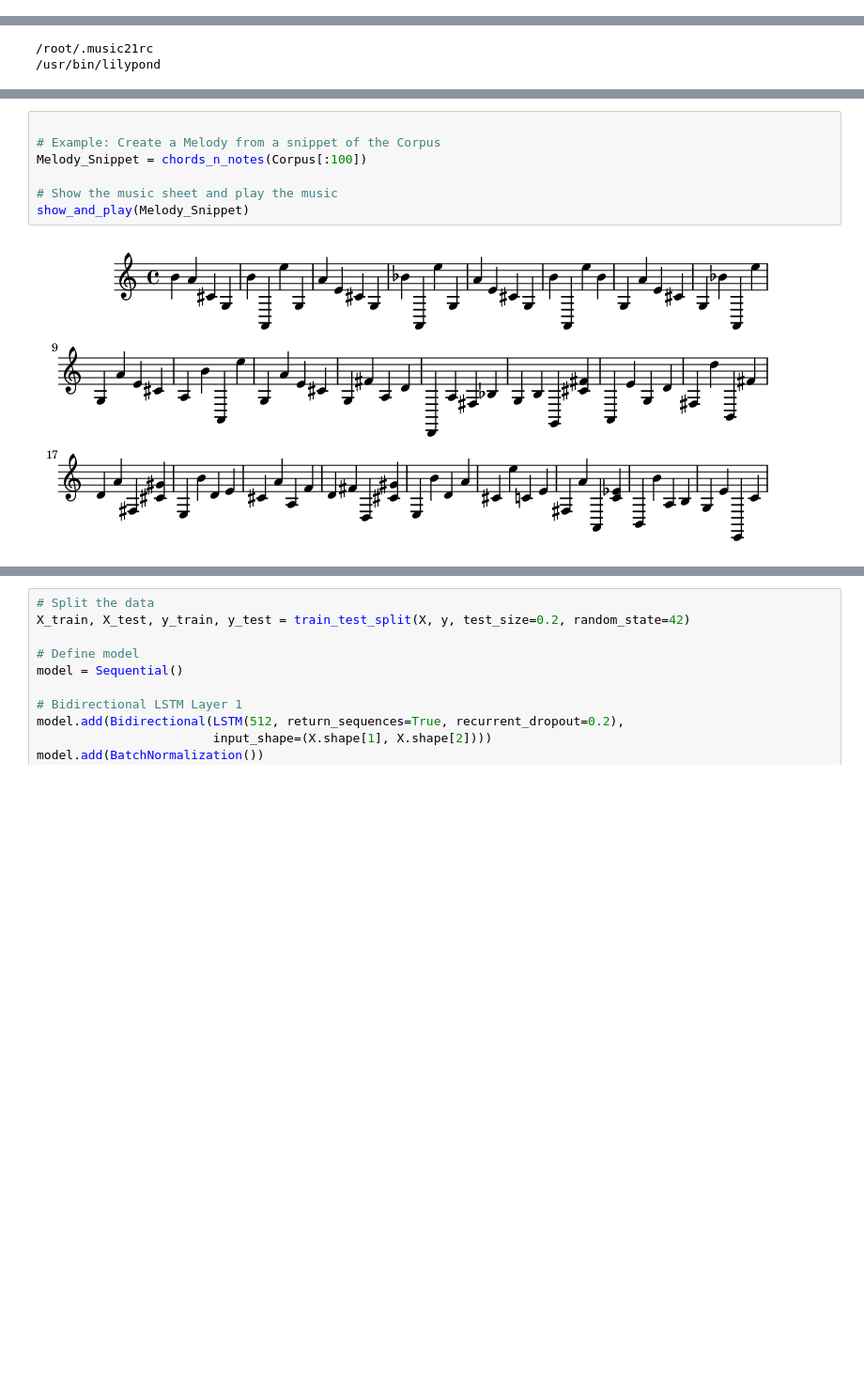
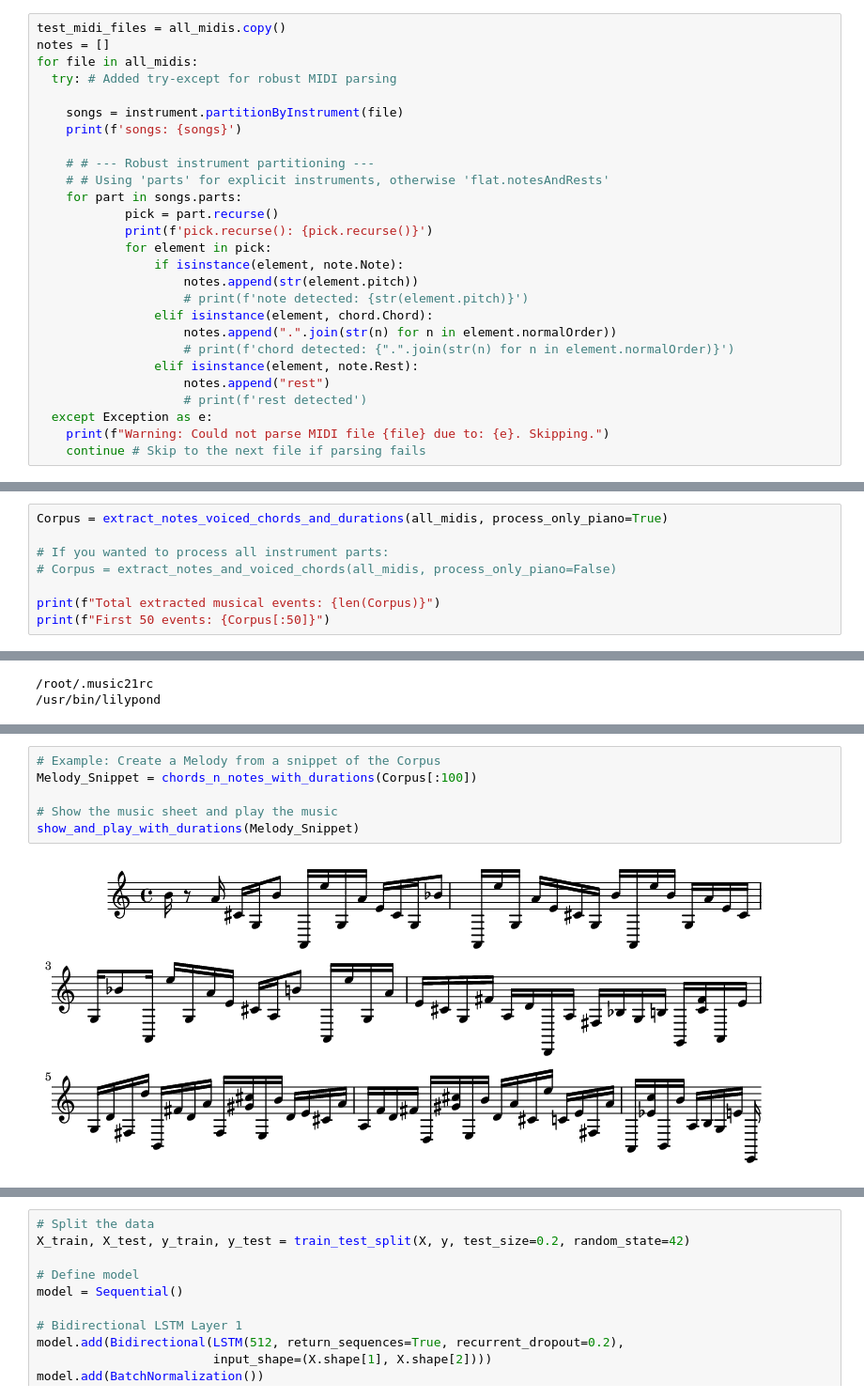
Before and after one commit to dquangucsd/Lab2_Starter, a Jupyter notebook: task1.ipynb, the cells around one changed output, grey strips where cells are left out. Shown at 94% size. Cells and saved outputs as stored; diff of their text form; blank space fills up the shorter version.

Commit message:
Successfully combined variable note durations and pitches

```diff
--- a/task1.ipynb
+++ b/task1.ipynb
@@ -251,0 +177,27 @@ def chords_n_notes(Snippet):
+# %%
+test_midi_files = all_midis.copy()
+notes = []
+for file in all_midis:
+  try: # Added try-except for robust MIDI parsing
+
+    songs = instrument.partitionByInstrument(file)
+    print(f'songs: {songs}')
+
+    # # --- Robust instrument partitioning ---
+    # # Using 'parts' for explicit instruments, otherwise 'flat.notesAndRests'
+    for part in songs.parts:
+            pick = part.recurse()
+            print(f'pick.recurse(): {pick.recurse()}')
+            for element in pick:
+                if isinstance(element, note.Note):
+                    notes.append(str(element.pitch))
+                    # print(f'note detected: {str(element.pitch)}')
+                elif isinstance(element, chord.Chord):
+                    notes.append(".".join(str(n) for n in element.normalOrder))
+                    # print(f'chord detected: {".".join(str(n) for n in element.normalOrder)}')
+                elif isinstance(element, note.Rest):
+                    notes.append("rest")
+                    # print(f'rest detected')
+  except Exception as e:
+    print(f"Warning: Could not parse MIDI file {file} due to: {e}. Skipping.")
+    continue # Skip to the next file if parsing fails
@@ -251,0 +314,8 @@ def chords_n_notes(Snippet):
+# %%
+Corpus = extract_notes_voiced_chords_and_durations(all_midis, process_only_piano=True)
+
+# If you wanted to process all instrument parts:
+# Corpus = extract_notes_and_voiced_chords(all_midis, process_only_piano=False)
+
+print(f"Total extracted musical events: {len(Corpus)}")
+print(f"First 50 events: {Corpus[:50]}")
@@ -286,10 +484,9 @@ print(us['lilypondPath'])
 # %%
-
 # Example: Create a Melody from a snippet of the Corpus
-Melody_Snippet = chords_n_notes(Corpus[:100])
+Melody_Snippet = chords_n_notes_with_durations(Corpus[:100])
 
 # Show the music sheet and play the music
-show_and_play(Melody_Snippet)
+show_and_play_with_durations(Melody_Snippet)
 # %% [output]
-[figure, old version]
+[figure, new version]
 [interactive output not drawn]
```
Also changed, not shown: parts of 45 cells of this notebook.
